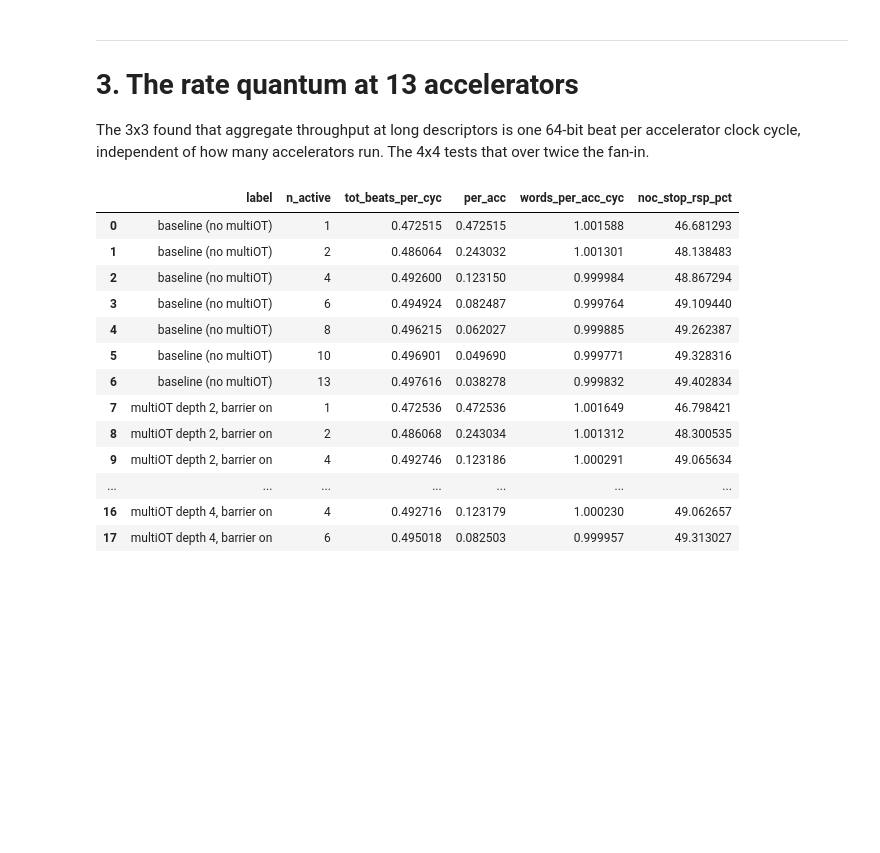
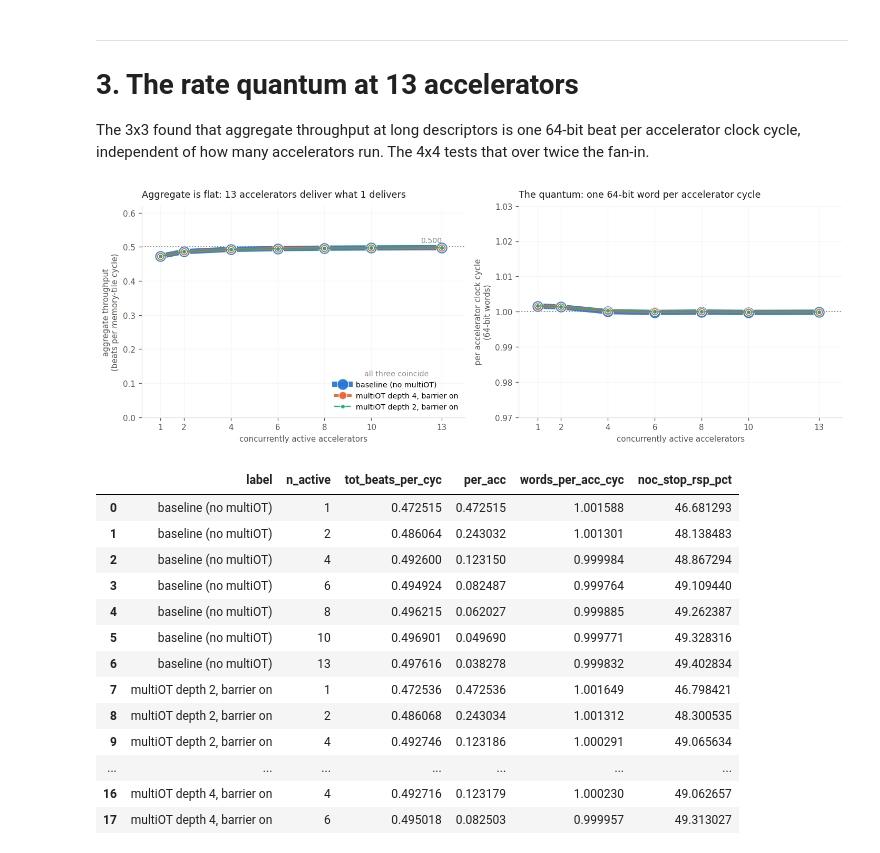
Before and after one commit to eugeniomuscinelli/esp-mem-characterization, a Jupyter notebook: characterization_report_4x4.ipynb, the cells around one changed output. Cells and saved outputs as stored; diff of their text form; code cells hidden in the pictures; blank space fills up the shorter version.

```diff
--- a/characterization_report_4x4.ipynb
+++ b/characterization_report_4x4.ipynb
@@ -247,6 +247,11 @@ sk
 The 3x3 found that aggregate throughput at long descriptors is one 64-bit beat per
 accelerator clock cycle, independent of how many accelerators run. The 4x4 tests that over
 twice the fan-in.
+# %%
+fig = cl.plot_quantum(arms)
+plt.show()
+# %% [output]
+[figure, added]
 # %%
 cl.per_accelerator_share(arms, burst=16384, rdg=1, wrg=0)
 # %% [output]
```
Also changed, not shown: parts of 4 cells of this notebook, 1 other file.
